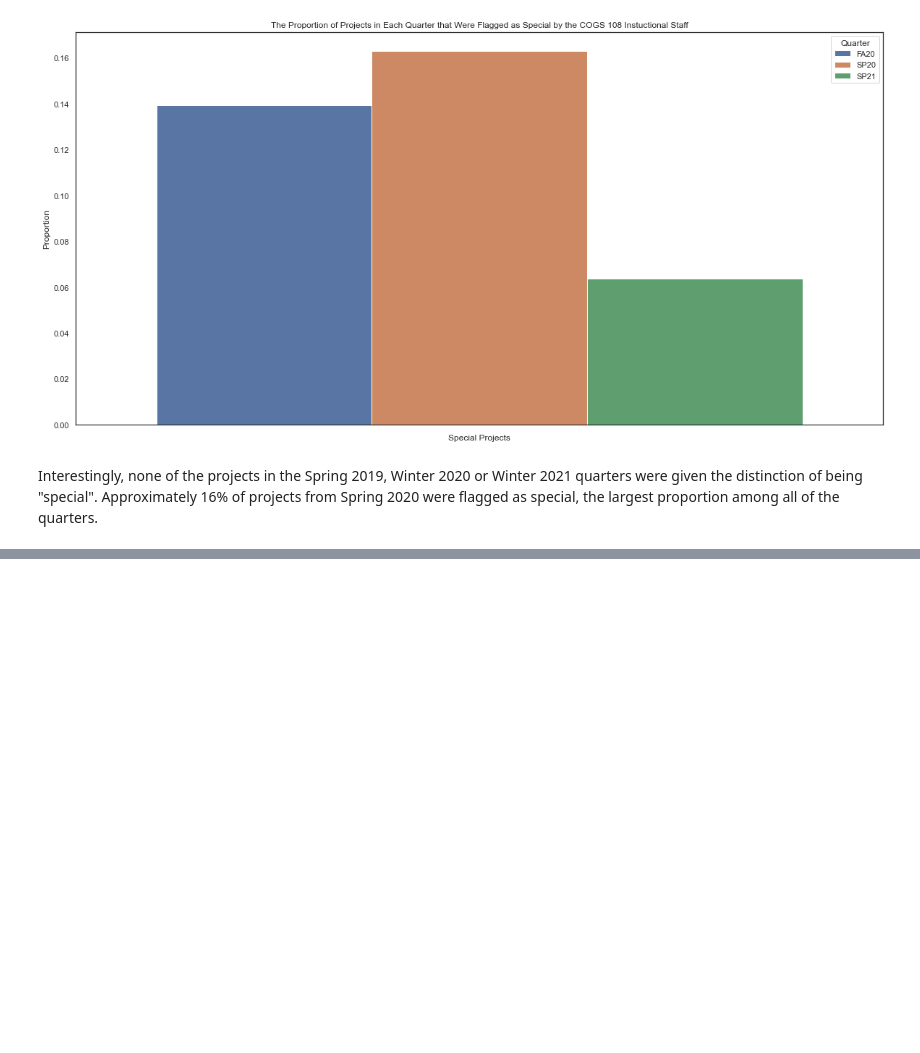
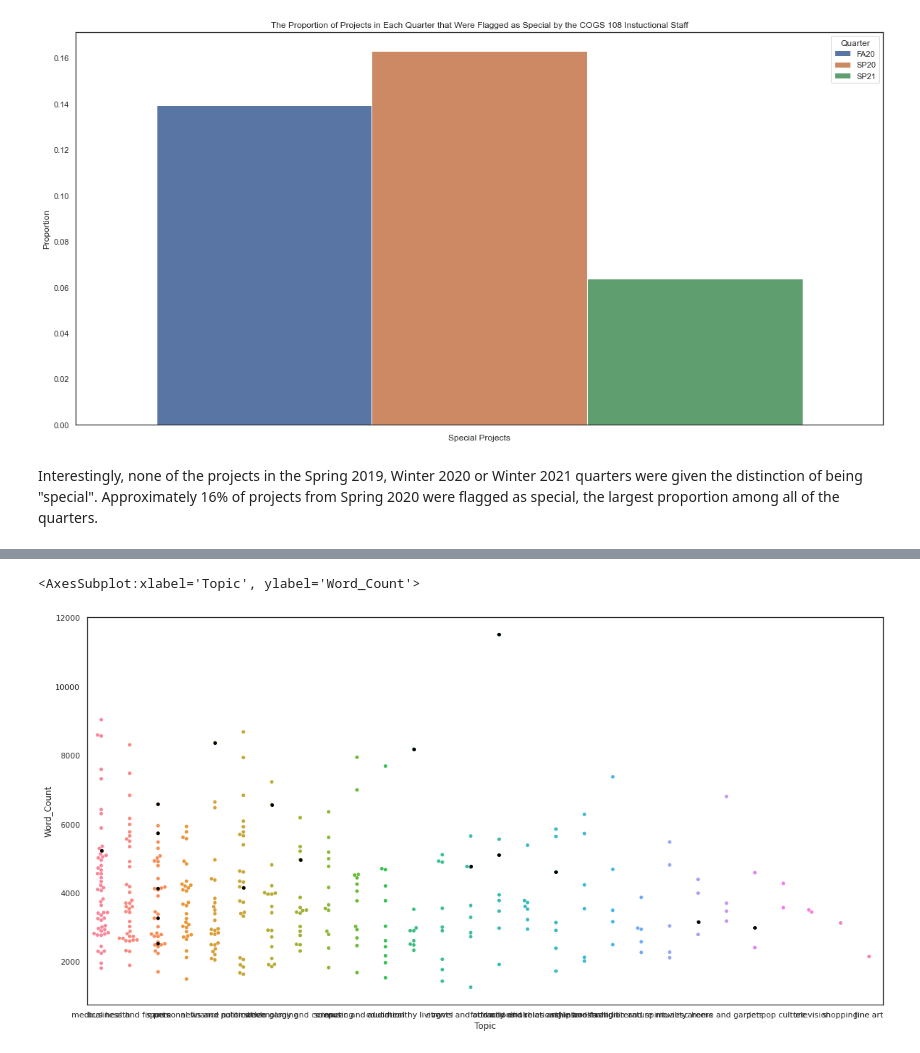
Before and after one commit to jchung01/COGS108-Project-Copy, a Jupyter notebook: EDACheckpointGroup096-Fa21.ipynb, the cells around one changed output, grey strips where cells are left out. Cells and saved outputs as stored; diff of their text form; code cells hidden in the pictures; blank space fills up the shorter version.

```diff
--- a/EDACheckpointGroup096-Fa21.ipynb
+++ b/EDACheckpointGroup096-Fa21.ipynb
@@ -249,0 +287,6 @@ Interestingly, none of the projects in the Spring 2019, Winter 2020 or Winter 20
+# %%
+sns.swarmplot(x='Topic', y='Word_Count', data=df, order=df['Topic'].value_counts().index)
+sns.swarmplot(x='Topic', y='Word_Count', data=df[df['Special']==True], order=df['Topic'].value_counts().index, color='black')
+# %% [output]
+<AxesSubplot:xlabel='Topic', ylabel='Word_Count'>
+[figure, added]
```
Also changed, not shown: parts of 9 cells of this notebook.
